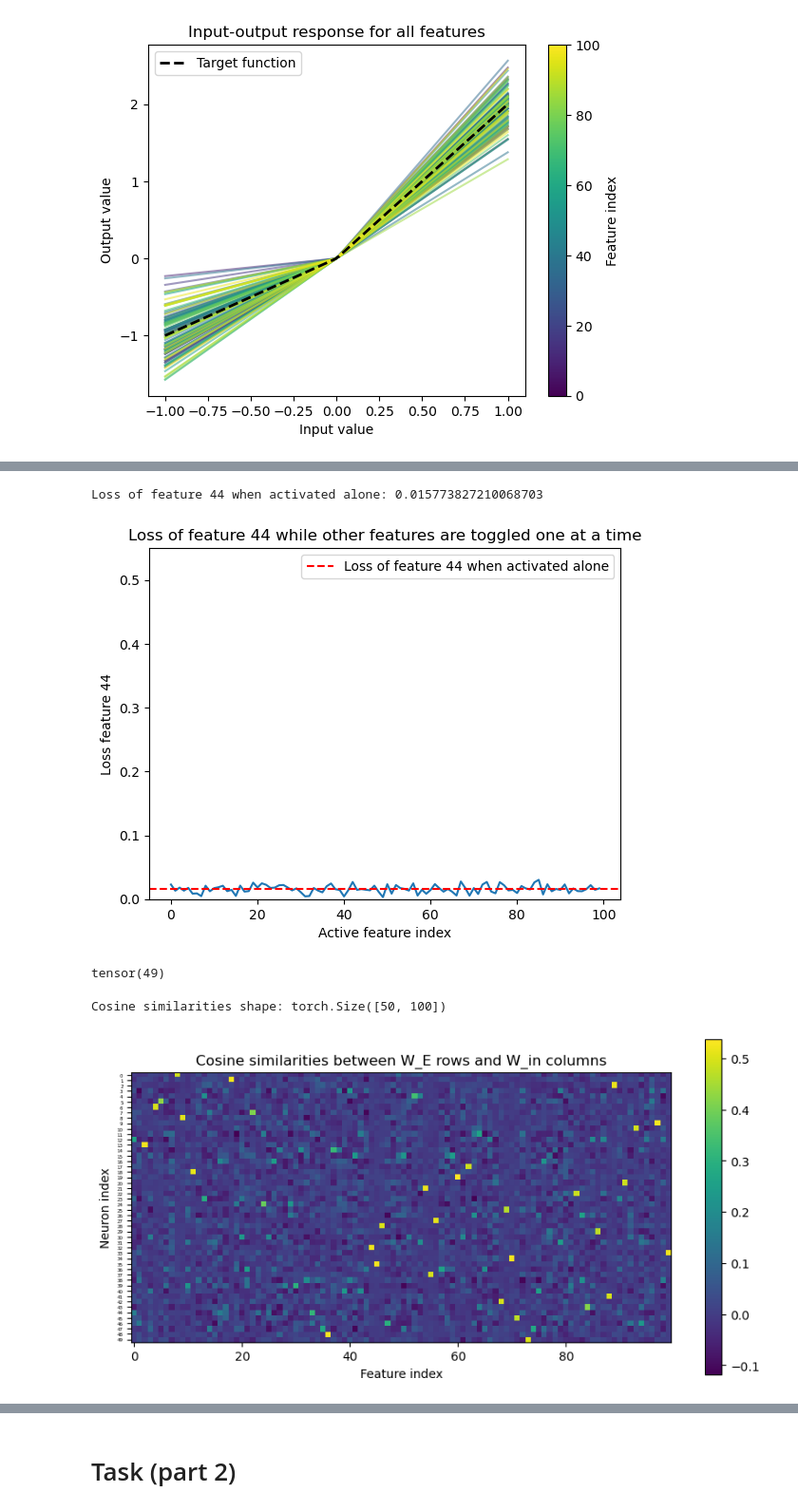
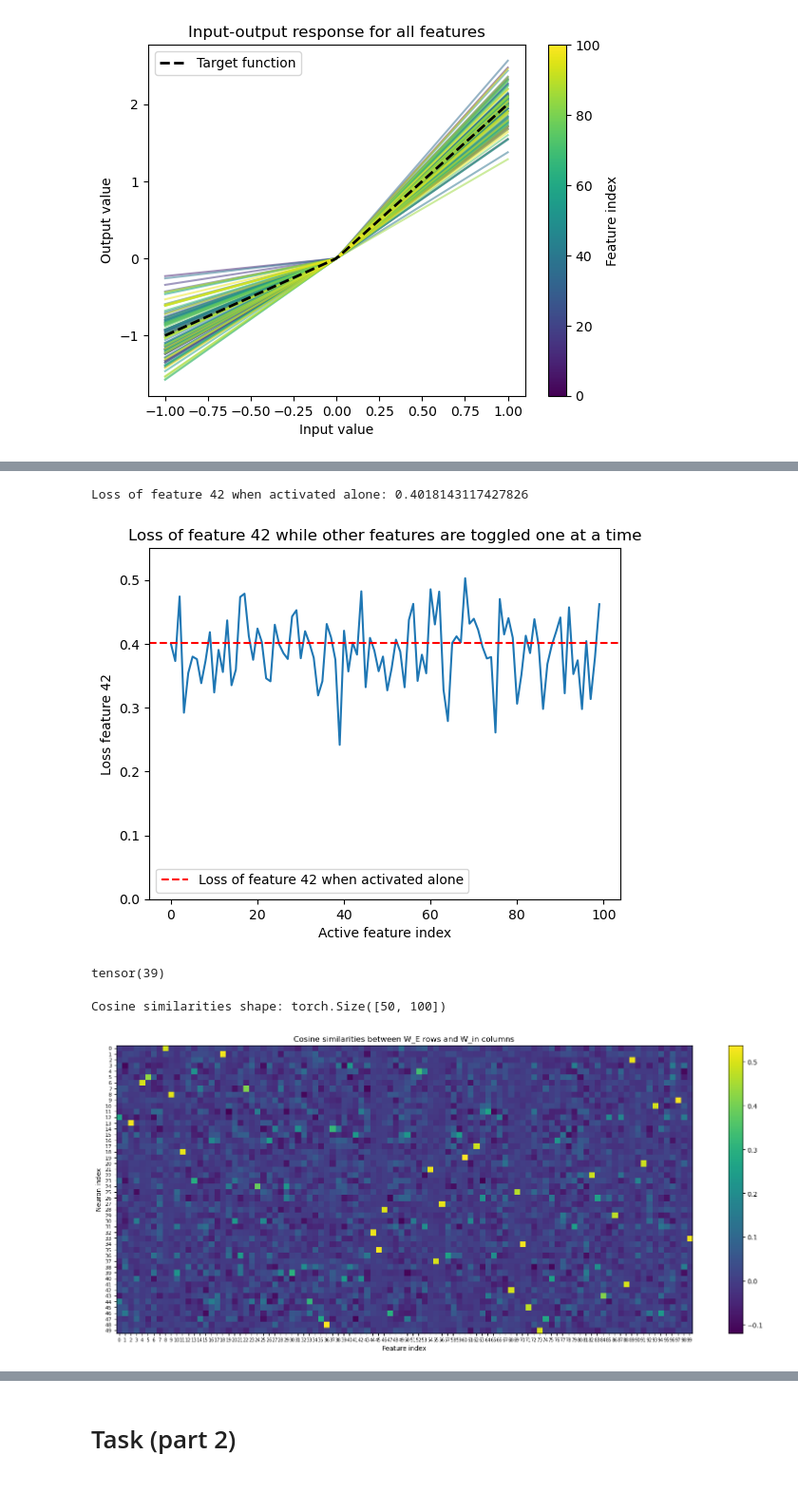
Before and after one commit to mshahoyi/mars_relu_mlp, a Jupyter notebook: mars_mechinterp.ipynb, the cells around one changed output, grey strips where cells are left out. Shown at 95% size. Drawn from its saved outputs; the diff is of its cells as text; code cells hidden in the pictures.

```diff
--- a/mars_mechinterp.ipynb
+++ b/mars_mechinterp.ipynb
@@ -373,6 +380,6 @@ plt.show()
 # %%
 # Plot the loss of feature 42 when activated alone
-feature_index = 44
+feature_index = 42
 batch_size = 1
 batch = torch.zeros(1, config.n_features) # take loss at 10 values of feature 42 and sum
 batch[:, feature_index] = 1
@@ -405,35 +412,36 @@ plt.legend()
 plt.show()
 loss.argmin() # 42
 # %% [output]
-Loss of feature 44 when activated alone: 0.015773827210068703
+Loss of feature 42 when activated alone: 0.4018143117427826
-[figure, old version]
+[figure, new version]
-tensor(49)
+tensor(39)
 # %%
 # Calculate cosine similarities between W_E rows and W_in columns
 # Normalize W_E rows and W_in columns first
 W_E_norm = F.normalize(model.W_E, dim=1)  # Shape: 100x1000
 W_in_norm = F.normalize(model.W_in, dim=0) # Shape: 1000x50
 
 # Calculate similarities using matrix multiplication
 # (100x1000) @ (1000x50) = (100x50)
 with torch.no_grad():
     similarities = torch.matmul(W_E_norm, W_in_norm).cpu() # Shape: 100x50
 
 # Transpose to get desired 50x100 shape
 similarities = similarities.T
 
 print("Cosine similarities shape:", similarities.shape)
-plt.figure(figsize=(10,5))
+plt.figure(figsize=(20,8))
 plt.imshow(similarities)
 plt.colorbar()
 plt.title("Cosine similarities between W_E rows and W_in columns")
 plt.ylabel("Neuron index")
 plt.xlabel("Feature index")
-plt.yticks(range(0, 50, 1), fontsize=4)
+plt.yticks(range(0, 50, 1), fontsize=8)
+plt.xticks(range(0, 100, 1), fontsize=7)
 plt.show()
 # %% [output]
 Cosine similarities shape: torch.Size([50, 100])
-[figure, old version]
+[figure, new version]
 # %%
 # Choose four feature indices with the highest cosine similarities
 
```
Also changed, not shown: parts of 12 cells of this notebook.
